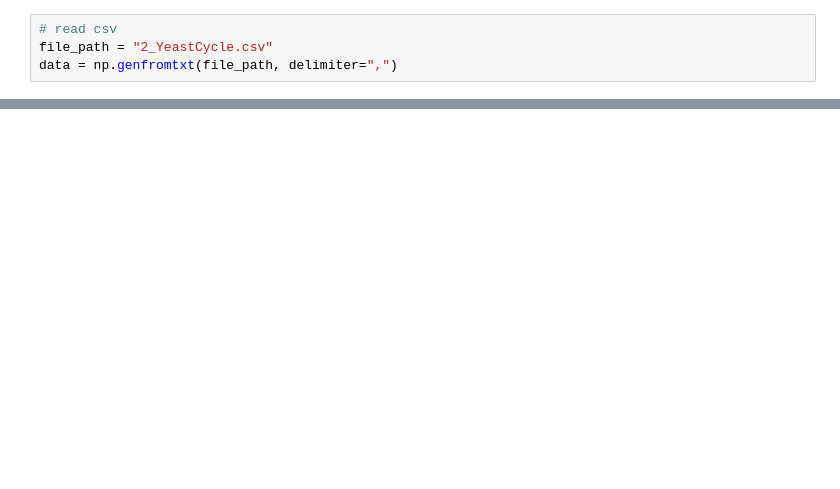
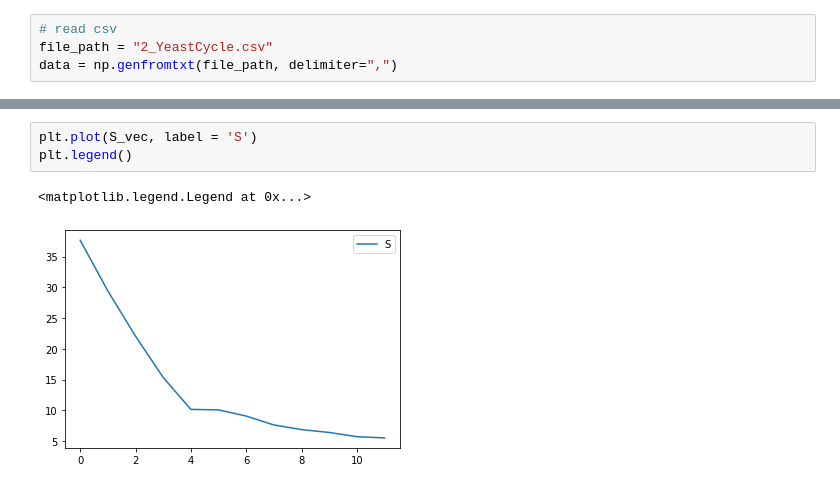
Before and after one commit to Djadih/ECE381V-Genomic-SP-DS-HW5, a Jupyter notebook: q2.ipynb, the cells around one changed output, grey strips where cells are left out. Cells and saved outputs as stored; diff of their text form; blank space fills up the shorter version.

```diff
--- a/q2.ipynb
+++ b/q2.ipynb
@@ -41,0 +63,6 @@ First 2 rows of F: [[ -5.04364799 -19.30436682 -17.00822924   1.30074591  11.727
+# %%
+plt.plot(S_vec, label = 'S')
+plt.legend()
+# %% [output]
+<matplotlib.legend.Legend at 0x...>
+[figure, added]
```
Also changed, not shown: parts of 10 cells of this notebook.
